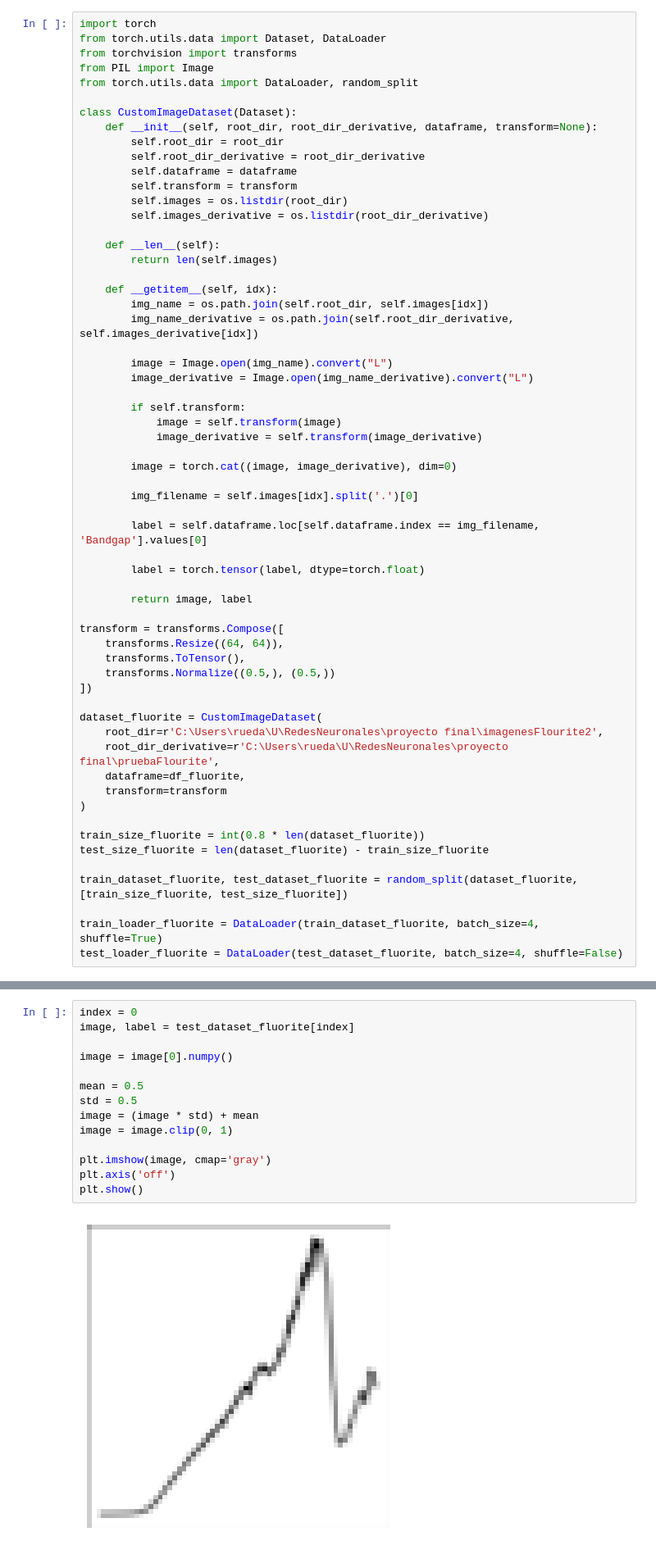
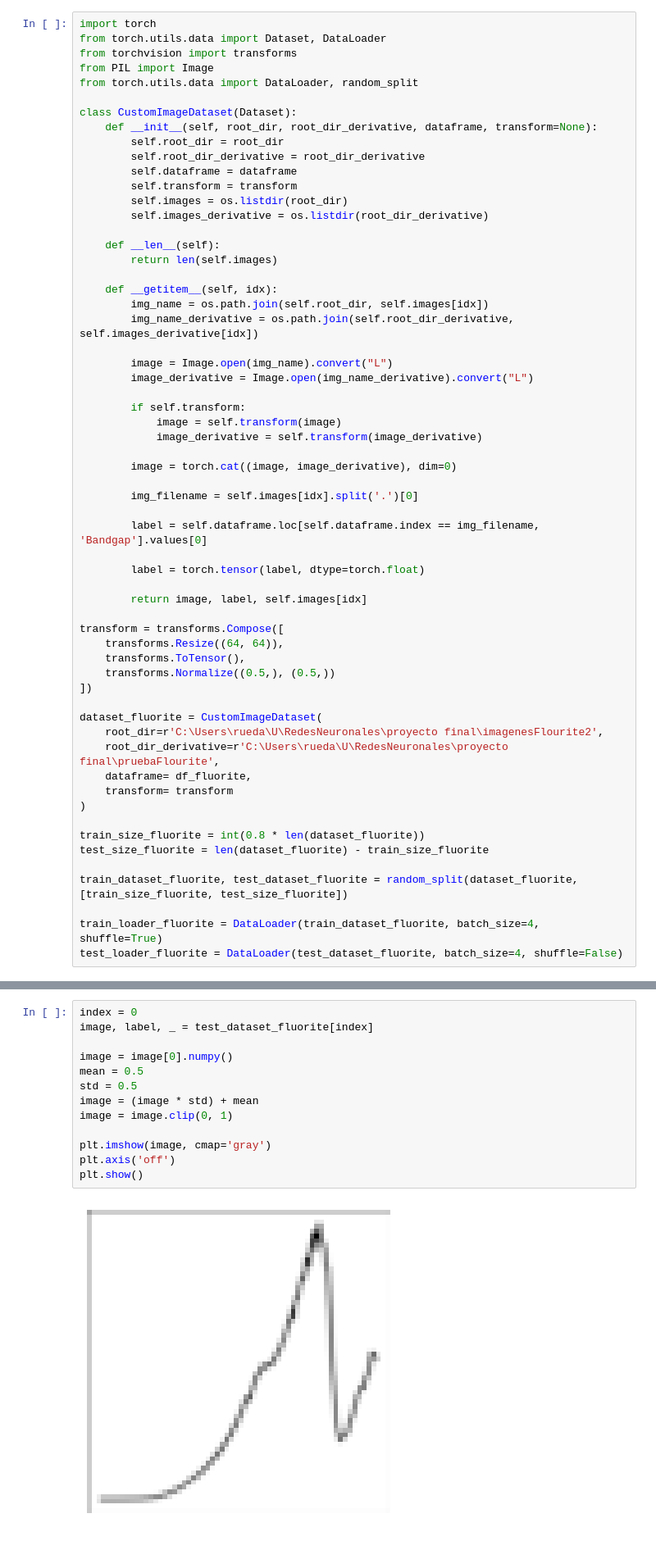
Before and after one commit to WilhelmBuitrago/BandGap-Prediction, a Jupyter notebook: code/CNN_img_regression.ipynb, the cells around one changed output, grey strips where cells are left out. Shown at 82% size. Drawn from its saved outputs; the diff is of its cells as text.

```diff
--- a/code/CNN_img_regression.ipynb
+++ b/code/CNN_img_regression.ipynb
@@ -156,7 +225,7 @@ class CustomImageDataset(Dataset):
 
         label = torch.tensor(label, dtype=torch.float)
 
-        return image, label
+        return image, label, self.images[idx]
 
 transform = transforms.Compose([
     transforms.Resize((64, 64)),
@@ -167,8 +236,8 @@ transform = transforms.Compose([
 dataset_fluorite = CustomImageDataset(
     root_dir=r'C:\Users\rueda\U\RedesNeuronales\proyecto final\imagenesFlourite2',
     root_dir_derivative=r'C:\Users\rueda\U\RedesNeuronales\proyecto final\pruebaFlourite',
-    dataframe=df_fluorite,
-    transform=transform
+    dataframe= df_fluorite,
+    transform= transform
 )
 
 train_size_fluorite = int(0.8 * len(dataset_fluorite))
@@ -200,20 +269,19 @@ test_dataset_fluorite.dataset.__dict__
   'prueba_dato_99.png']}
 # %%
 index = 0
-image, label = test_dataset_fluorite[index]
+image, label, _ = test_dataset_fluorite[index]
 
 image = image[0].numpy()
-
 mean = 0.5
 std = 0.5
 image = (image * std) + mean
 image = image.clip(0, 1)
 
 plt.imshow(image, cmap='gray')
 plt.axis('off')
 plt.show()
 # %% [output]
-[figure, old version]
+[figure, new version]
 # %%
 import torch.nn as nn
 import torch.optim as optim
```
Also changed, not shown: parts of 18 cells of this notebook, 1 other file.
